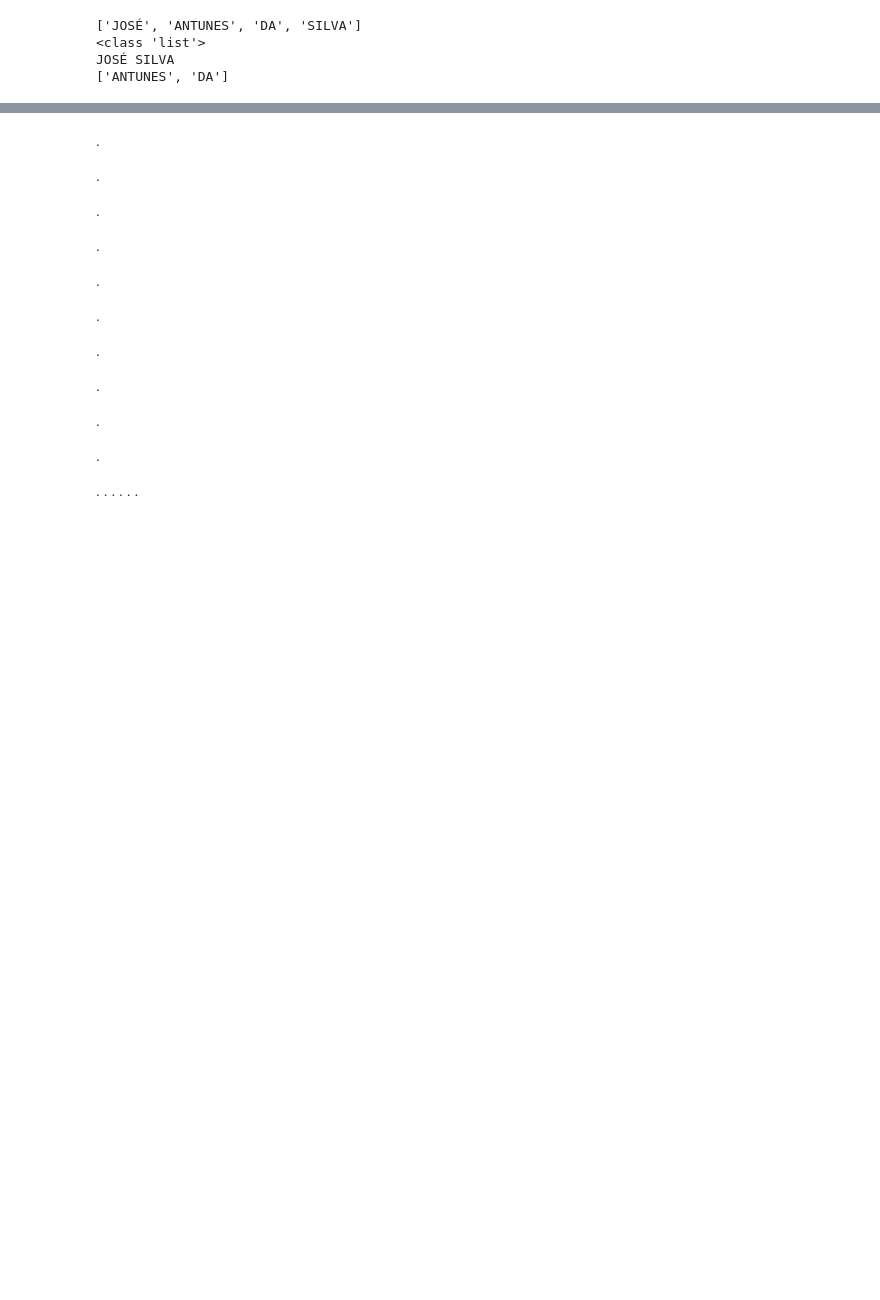
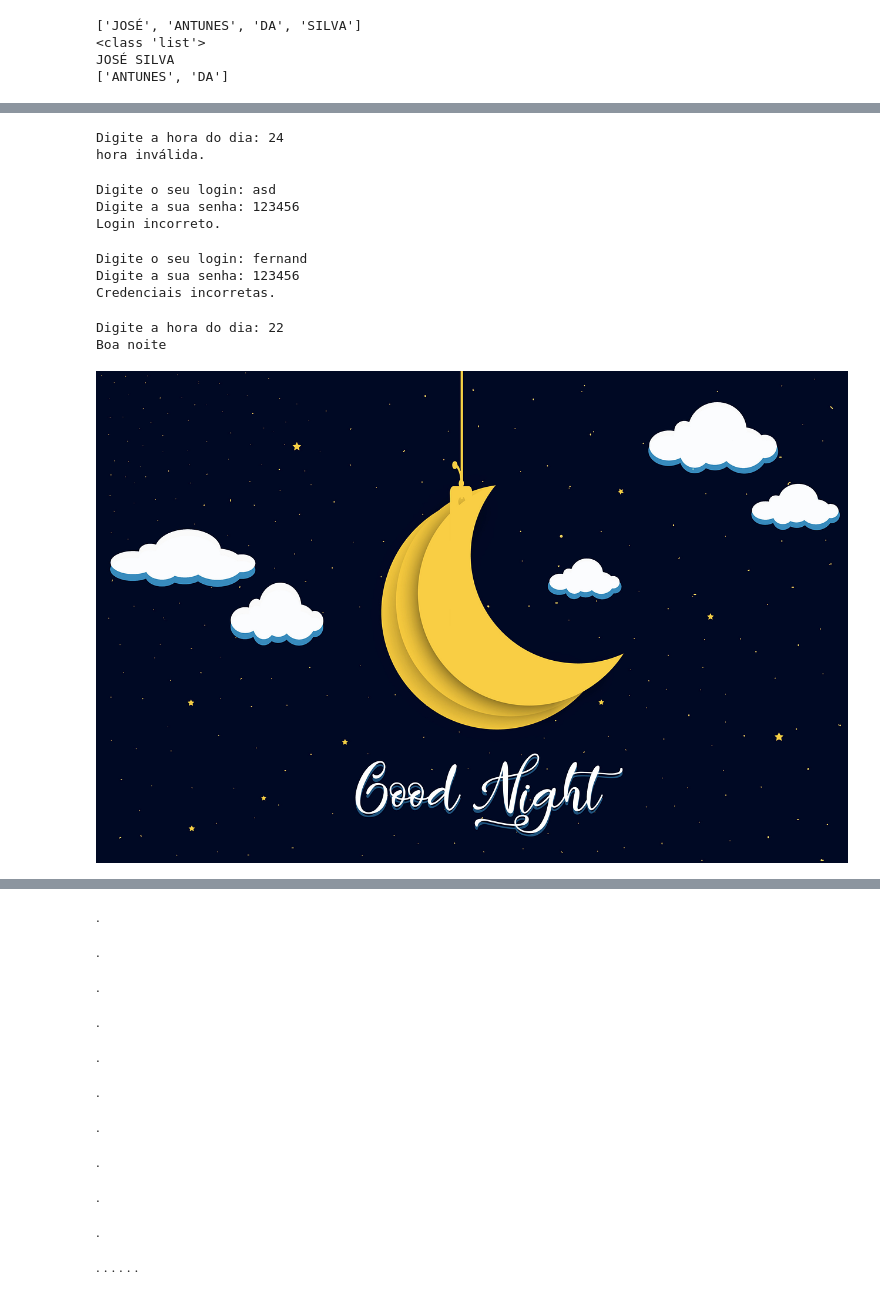
Before and after one commit to fernandonakagawa/Curso_Python_32h, a Jupyter notebook: Curso_Python_32h_Aula02.ipynb, the cells around one changed output, grey strips where cells are left out. Saved outputs shown, nothing was run; the diff lists cells and outputs as text; code cells hidden in the pictures; blank space fills up the shorter version.

```diff
--- a/Curso_Python_32h_Aula02.ipynb
+++ b/Curso_Python_32h_Aula02.ipynb
@@ -112,0 +191,69 @@ JOSÉ SILVA
+# %%
+hora = int(input("Digite a hora do dia: "))
+if hora >= 0 and hora < 6:
+  print("Boa madrugada")
+elif hora >= 6 and hora < 12:
+  print("Bom dia")
+elif hora >= 12 and hora < 18:
+  print("Boa tarde")
+elif hora >= 18 and hora < 24:
+  print("Boa noite")
+else:
+  print("hora inválida.")
+# %% [output]
+Digite a hora do dia: 24
+hora inválida.
+# %%
+login = input("Digite o seu login: ")
+senha = input("Digite a sua senha: ")
+if login == "fernando":
+  if senha == "123456":
+    print("Seja bem-vindo ao sistema X")
+  else:
+    print("Senha incorreta.")
+else:
+  print("Login incorreto.")
+# %% [output]
+Digite o seu login: asd
+Digite a sua senha: 123456
+Login incorreto.
+# %%
+login = input("Digite o seu login: ")
+senha = input("Digite a sua senha: ")
+if login == "fernando" and senha == "123456":
+  print("Seja bem-vindo.")
+else:
+  print("Credenciais incorretas.")
+# %% [output]
+Digite o seu login: fernand
+Digite a sua senha: 123456
+Credenciais incorretas.
+# %%
+from google.colab.patches import cv2_imshow
+#import cv2
+#img = cv2.imread("/content/drive/MyDrive/SENAI/_2022/Python_32h/aula02/lua.jpg")
+#cv2_imshow(img)
+
+hora = int(input("Digite a hora do dia: "))
+if hora >= 0 and hora < 6:
+  print("Boa madrugada")
+  caminho = "/content/drive/MyDrive/SENAI/_2022/Python_32h/aula02/lua.jpg"
+elif hora >= 6 and hora < 12:
+  print("Bom dia")
+  caminho = "/content/drive/MyDrive/SENAI/_2022/Python_32h/aula02/bomdia.png"
+elif hora >= 12 and hora < 18:
+  print("Boa tarde")
+  caminho = "/content/drive/MyDrive/SENAI/_2022/Python_32h/aula02/boatarde.jpg"
+elif hora >= 18 and hora < 24:
+  print("Boa noite")
+  caminho = "/content/drive/MyDrive/SENAI/_2022/Python_32h/aula02/boanoite.png"
+else:
+  print("hora inválida.")
+  #caminho = "/content/drive/MyDrive/SENAI/_2022/Python_32h/aula02/tenor.gif"
+
+img = cv2.imread(caminho)
+cv2_imshow(img)
+# %% [output]
+Digite a hora do dia: 22
+Boa noite
+[figure, added]
```
Also changed, not shown: parts of 9 cells of this notebook.
